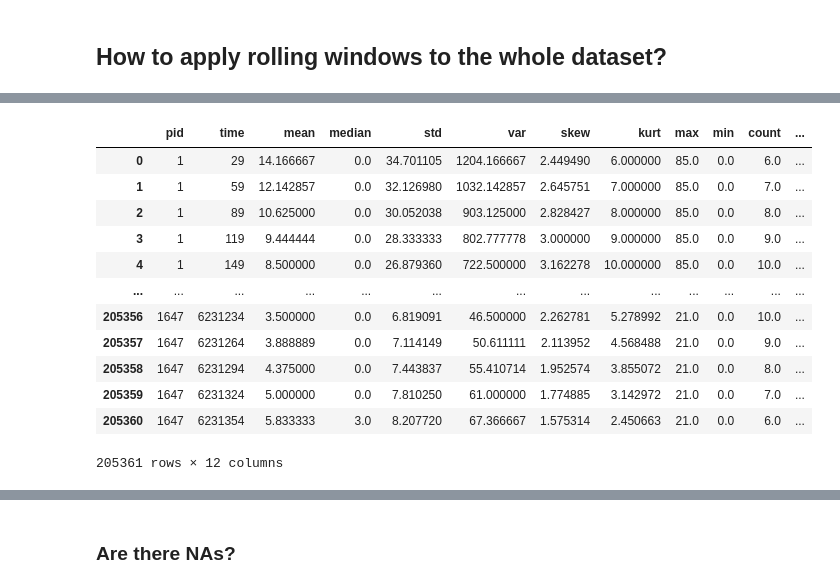
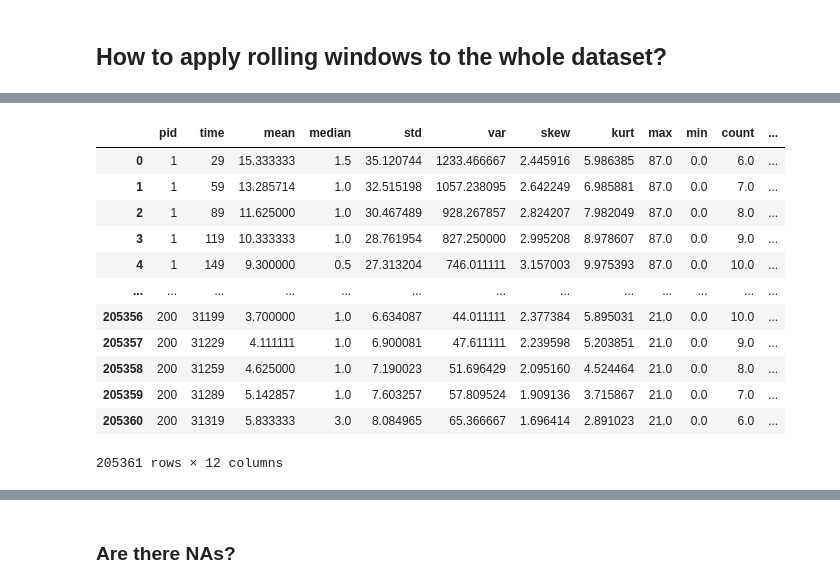
Before and after one commit to joaopalotti/rais_tutorial, a Jupyter notebook: 03_windowing.ipynb, the cells around one changed output, grey strips where cells are left out. Saved outputs shown, nothing was run; the diff lists cells and outputs as text; code cells hidden in the pictures.

```diff
--- a/03_windowing.ipynb
+++ b/03_windowing.ipynb
@@ -194,0 +186,3 @@ X_grped
+# %%
+df_indexed = df.set_index(["pid", "time"])
+df_indexed
@@ -194,0 +204,3 @@ X_grped
+# %%
+X_grped = df_indexed.dropna()["act"].rolling(window=Wsize, center=Centered, min_periods=1).agg(["mean", "median", "std", "var", "skew", "kurt", "max", "min", "count", "sum"])
+X_grped
@@ -195,17 +229,18 @@ X_grped
 # %%
-X = X_grped.reset_index().rename(columns={"level_1": "time"})
-X
+# Reset index to get pid and time cols back to the dataframe
+X_reseted = X_grped.reset_index()
+X_reseted
 # %% [output]
 |  | pid | time | mean | median | std | var | skew | kurt | max | min | count | ... |
-| 0 | 1 | 29 | 14.166667 | 0.0 | 34.701105 | 1204.166667 | 2.449490 | 6.000000 | 85.0 | 0.0 | 6.0 | ... |
-| 1 | 1 | 59 | 12.142857 | 0.0 | 32.126980 | 1032.142857 | 2.645751 | 7.000000 | 85.0 | 0.0 | 7.0 | ... |
-| 2 | 1 | 89 | 10.625000 | 0.0 | 30.052038 | 903.125000 | 2.828427 | 8.000000 | 85.0 | 0.0 | 8.0 | ... |
-| 3 | 1 | 119 | 9.444444 | 0.0 | 28.333333 | 802.777778 | 3.000000 | 9.000000 | 85.0 | 0.0 | 9.0 | ... |
-| 4 | 1 | 149 | 8.500000 | 0.0 | 26.879360 | 722.500000 | 3.162278 | 10.000000 | 85.0 | 0.0 | 10.0 | ... |
+| 0 | 1 | 29 | 15.333333 | 1.5 | 35.120744 | 1233.466667 | 2.445916 | 5.986385 | 87.0 | 0.0 | 6.0 | ... |
+| 1 | 1 | 59 | 13.285714 | 1.0 | 32.515198 | 1057.238095 | 2.642249 | 6.985881 | 87.0 | 0.0 | 7.0 | ... |
+| 2 | 1 | 89 | 11.625000 | 1.0 | 30.467489 | 928.267857 | 2.824207 | 7.982049 | 87.0 | 0.0 | 8.0 | ... |
+| 3 | 1 | 119 | 10.333333 | 1.0 | 28.761954 | 827.250000 | 2.995208 | 8.978607 | 87.0 | 0.0 | 9.0 | ... |
+| 4 | 1 | 149 | 9.300000 | 0.5 | 27.313204 | 746.011111 | 3.157003 | 9.975393 | 87.0 | 0.0 | 10.0 | ... |
 | ... | ... | ... | ... | ... | ... | ... | ... | ... | ... | ... | ... | ... |
-| 205356 | 1647 | 6231234 | 3.500000 | 0.0 | 6.819091 | 46.500000 | 2.262781 | 5.278992 | 21.0 | 0.0 | 10.0 | ... |
-| 205357 | 1647 | 6231264 | 3.888889 | 0.0 | 7.114149 | 50.611111 | 2.113952 | 4.568488 | 21.0 | 0.0 | 9.0 | ... |
-| 205358 | 1647 | 6231294 | 4.375000 | 0.0 | 7.443837 | 55.410714 | 1.952574 | 3.855072 | 21.0 | 0.0 | 8.0 | ... |
-| 205359 | 1647 | 6231324 | 5.000000 | 0.0 | 7.810250 | 61.000000 | 1.774885 | 3.142972 | 21.0 | 0.0 | 7.0 | ... |
-| 205360 | 1647 | 6231354 | 5.833333 | 3.0 | 8.207720 | 67.366667 | 1.575314 | 2.450663 | 21.0 | 0.0 | 6.0 | ... |
+| 205356 | 200 | 31199 | 3.700000 | 1.0 | 6.634087 | 44.011111 | 2.377384 | 5.895031 | 21.0 | 0.0 | 10.0 | ... |
+| 205357 | 200 | 31229 | 4.111111 | 1.0 | 6.900081 | 47.611111 | 2.239598 | 5.203851 | 21.0 | 0.0 | 9.0 | ... |
+| 205358 | 200 | 31259 | 4.625000 | 1.0 | 7.190023 | 51.696429 | 2.095160 | 4.524464 | 21.0 | 0.0 | 8.0 | ... |
+| 205359 | 200 | 31289 | 5.142857 | 1.0 | 7.603257 | 57.809524 | 1.909136 | 3.715867 | 21.0 | 0.0 | 7.0 | ... |
+| 205360 | 200 | 31319 | 5.833333 | 3.0 | 8.084965 | 65.366667 | 1.696414 | 2.891023 | 21.0 | 0.0 | 6.0 | ... |
 205361 rows × 12 columns
```
Also changed, not shown: parts of 44 cells of this notebook, 2 other files.
